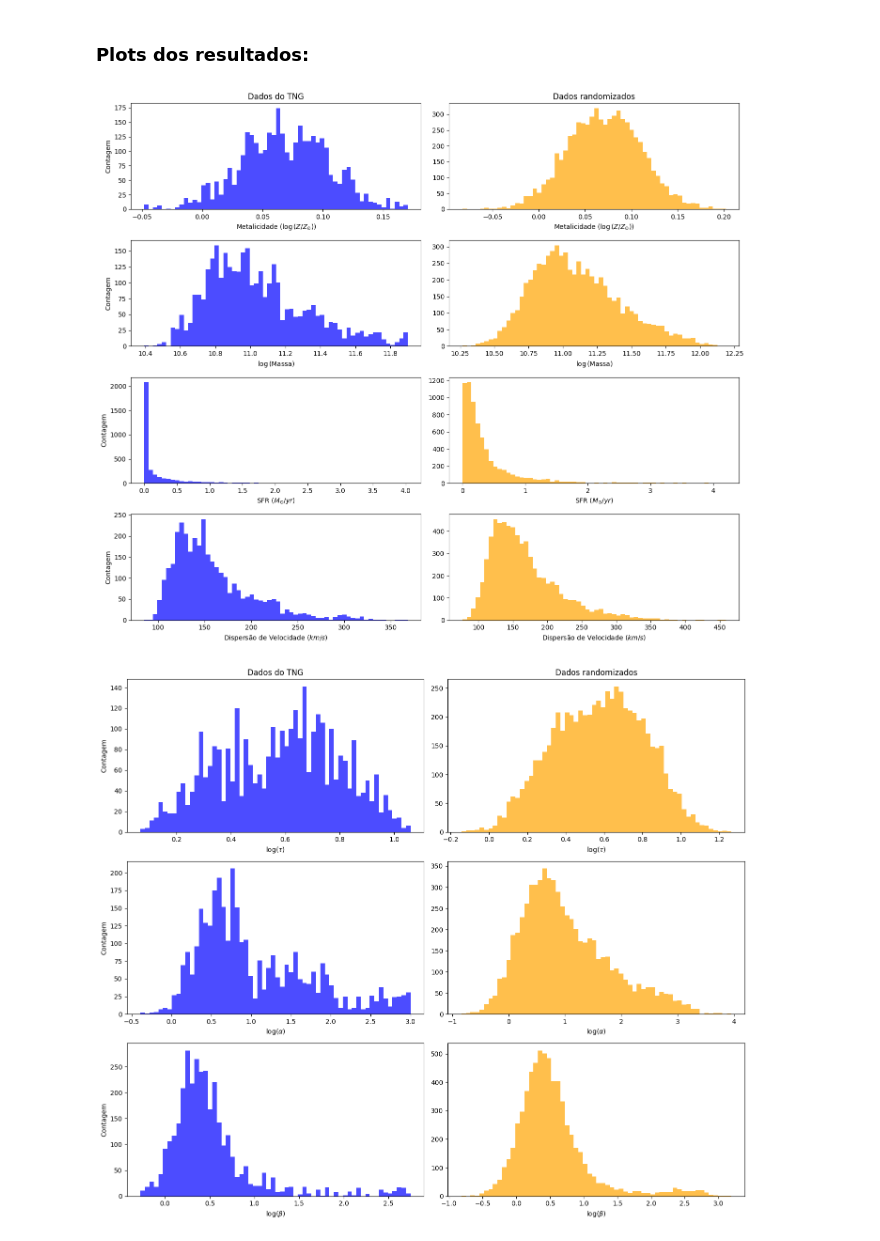
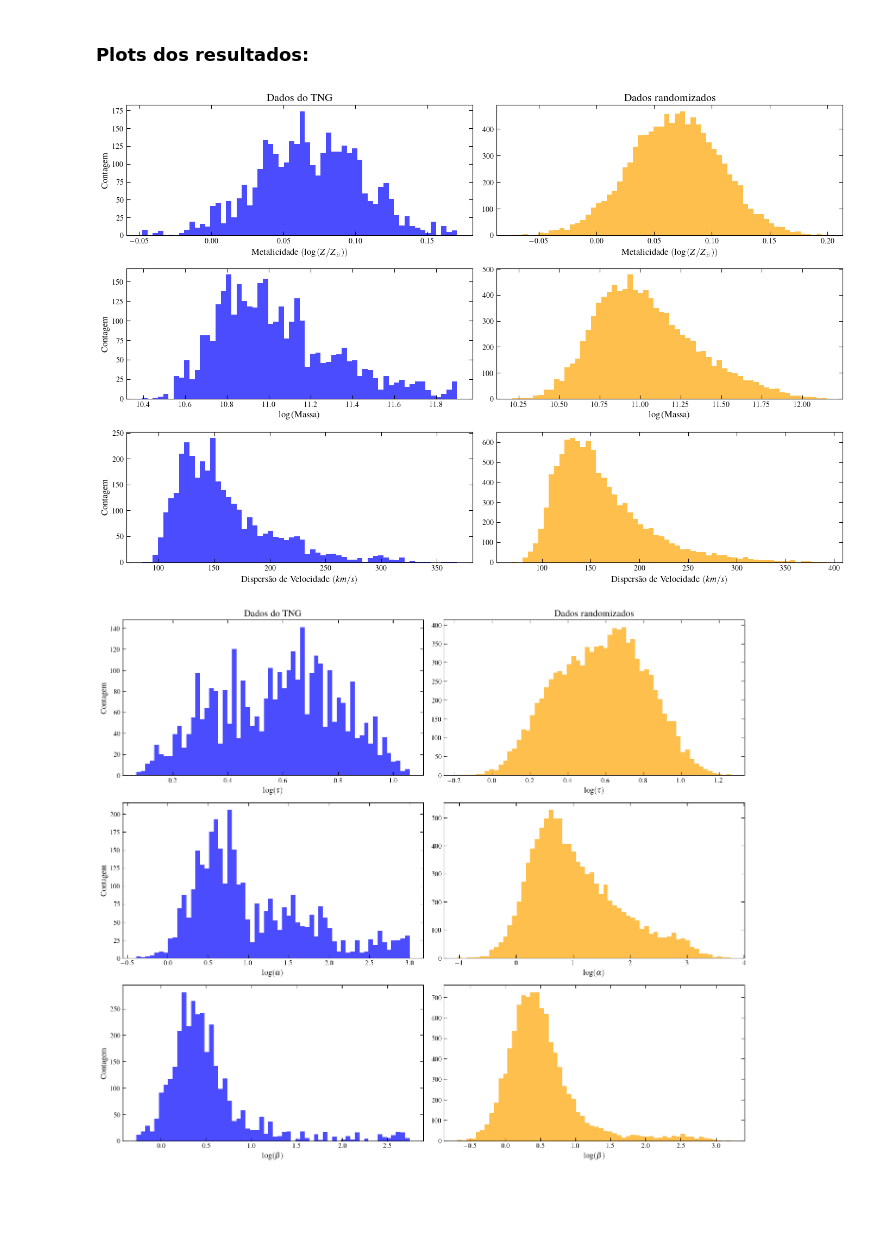
Before and after one commit to pedroand6/Inference4ETGs, a Jupyter notebook: Data/catalogue_estimation.ipynb, the cells around one changed output. Drawn from its saved outputs; the diff is of its cells as text; code cells hidden in the pictures; blank space fills up the shorter version.

```diff
--- a/Data/catalogue_estimation.ipynb
+++ b/Data/catalogue_estimation.ipynb
@@ -195,7 +244,7 @@ beta = beta[tree_mask]
 tau = tau[tree_mask]
 # %%
 # Estimamos a função de densidade de probabilidade multivariada com o KDE
-values = np.vstack([etg_met, np.log10(etg_massformed), etg_SFR,
+values = np.vstack([etg_met, np.log10(etg_massformed),
                     np.log10(etg_dispvel), np.log10(tau), np.log10(alpha), np.log10(beta)])
 kernel = stats.gaussian_kde(values, bw_method='silverman')
 # %% [markdown]
@@ -220,42 +269,42 @@ def plot_mock(mock_data, data, name):
     plt.xlabel(name)
     if (subplot_pos - 2) % 10 == 0: plt.title(f"Dados randomizados")
 
 # Reamostragem dos dados
 mock_data = kernel.resample(10000)
 
-mock_SFR = (mock_data[2, :])[mock_data[2, :] >= 0]
-sfr_mask = (mock_data[2, :] >= 0)
+#mock_SFR = (mock_data[2, :])[mock_data[2, :] >= 0]
+#sfr_mask = (mock_data[2, :] >= 0)
 
-mock_met = mock_data[0, :][sfr_mask]
-mock_mass = (mock_data[1, :])[sfr_mask]
-mock_dispvel = 10**(mock_data[3, :])[sfr_mask]
+mock_met = mock_data[0, :]
+mock_mass = (mock_data[1, :])
+mock_dispvel = 10**(mock_data[2, :])
 
-mock_tau = 10**(mock_data[4, :])[sfr_mask]
-mock_alpha = 10**(mock_data[5, :])[sfr_mask]
-mock_beta = 10**(mock_data[6, :])[sfr_mask]
+mock_tau = 10**(mock_data[3, :])
+mock_alpha = 10**(mock_data[4, :])
+mock_beta = 10**(mock_data[5, :])
 
 # Plot das figuras
 fig = plt.figure(figsize=(14, 12))
 
 plot_mock(mock_met, etg_met, r"Metalicidade $(\log{(Z/Z_{\odot})})$")
 plot_mock(mock_mass, np.log10(etg_massformed), r"$\log{}$(Massa)")
-plot_mock(mock_SFR, etg_SFR, r"SFR $(M_{\odot} / yr)$")
+#plot_mock(mock_SFR, etg_SFR, r"SFR $(M_{\odot} / yr)$")
 plot_mock(mock_dispvel, etg_dispvel, r"Dispersão de Velocidade $(km/s)$")
 
 plt.tight_layout()
 plt.show()
 
 # Plot da figura dos parametros da SFH
 fig = plt.figure(figsize=(14, 12))
 subplot_pos = 320
 
 plot_mock(np.log10(mock_tau), np.log10(tau), r"$\log(\tau)$")
 plot_mock(np.log10(mock_alpha), np.log10(alpha), r"$\log(\alpha)$")
 plot_mock(np.log10(mock_beta), np.log10(beta), r"$\log(\beta)$")
 
 plt.tight_layout()
 plt.show()
 # %% [output]
-[figure, old version]
+[figure, new version]
-[figure, old version]
+[figure, new version]
 # %%
```
Also changed, not shown: parts of 16 cells of this notebook, 4 other files.
